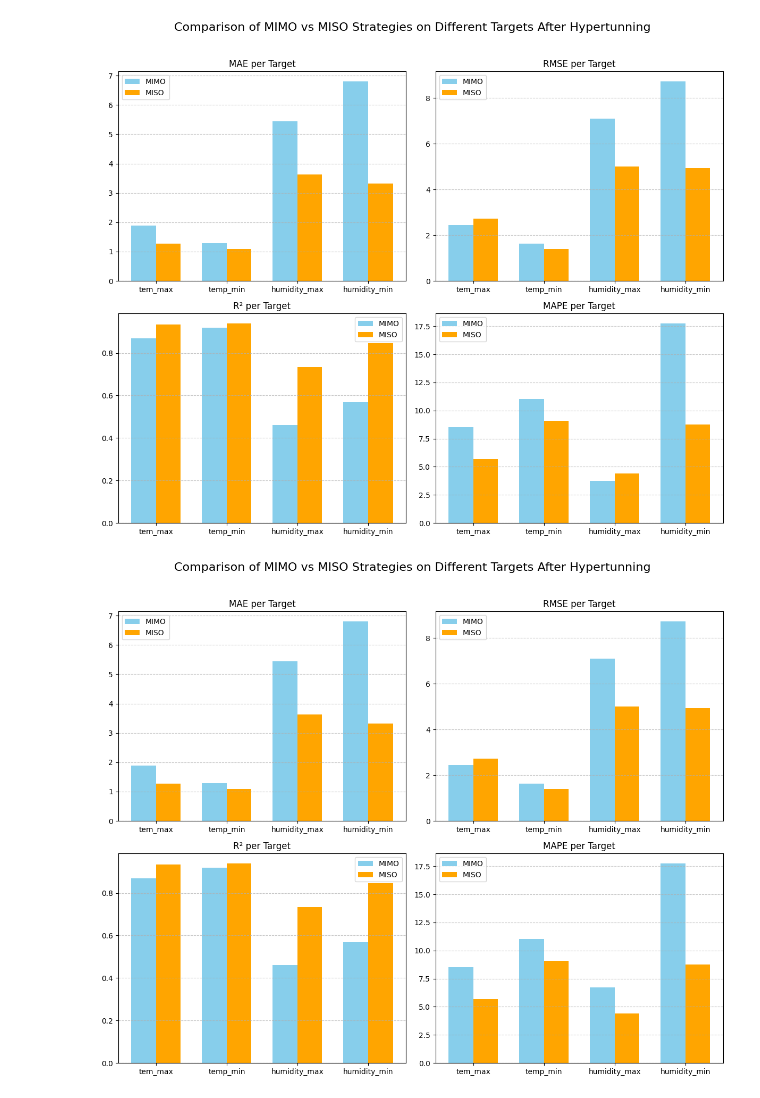
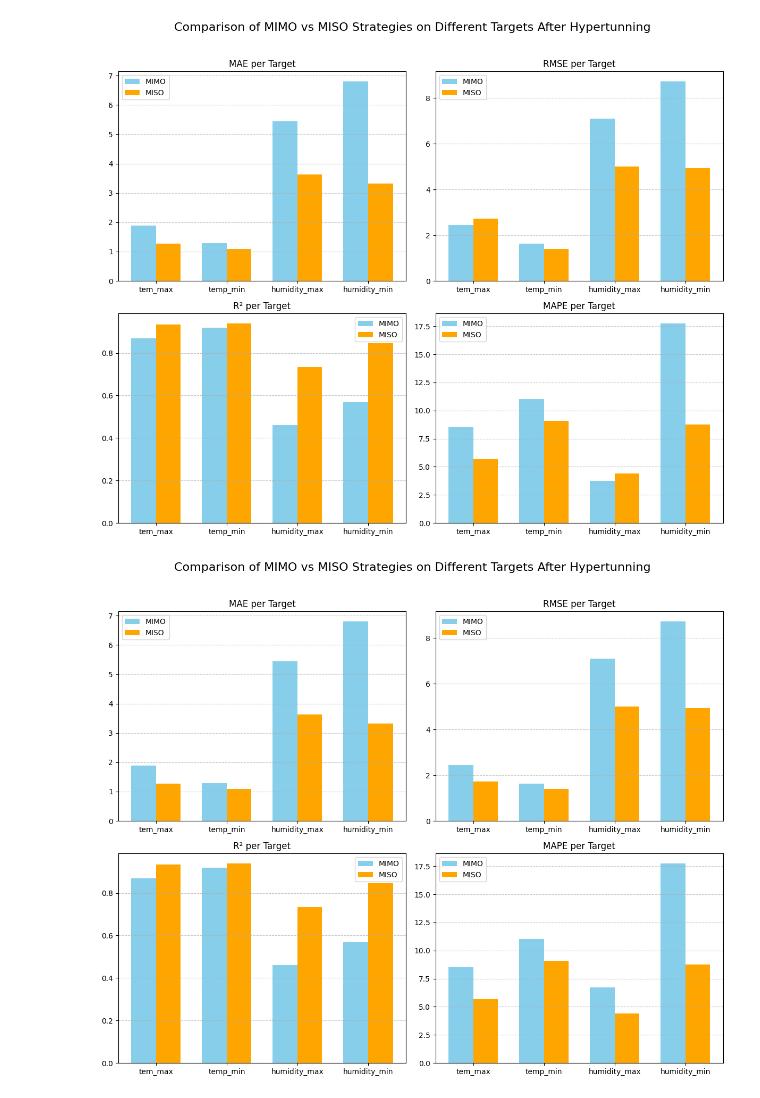
Before and after one commit to AhlemBrinsi/Final-Studies-Project-First-Part-Leveraging-Meteorological-Data-for-Agricultural-Risk-Prevention, a Jupyter notebook: version 6 final LSTM models/final_models_code_after_hyperparameter_tunning.ipynb, the cells around one changed output. Cells and saved outputs as stored; diff of their text form; code cells hidden in the pictures.

```diff
--- a/version 6 final LSTM models/final_models_code_after_hyperparameter_tunning.ipynb
+++ b/version 6 final LSTM models/final_models_code_after_hyperparameter_tunning.ipynb
@@ -6113,34 +6113,34 @@ mimo_results = {
 }
 miso_results = {
     'MAE': [1.271, 1.094, 3.624, 3.314],
-    'RMSE': [2.718, 1.397, 4.997, 4.926],
+    'RMSE': [1.718, 1.397, 4.997, 4.926],
     'R²': [0.935, 0.939, 0.733, 0.846 ],
     'MAPE': [5.69, 9.10, 4.42, 8.74]
 }
 
 # Plot
 x = np.arange(len(targets))  # label locations
 width = 0.35  # width of bars
 
 fig, axs = plt.subplots(2, 2, figsize=(12, 10))
 axs = axs.flatten()
 
 for i, metric in enumerate(metrics):
     ax = axs[i]
     mimo_vals = mimo_results[metric]
     miso_vals = miso_results[metric]
 
     ax.bar(x - width/2, mimo_vals, width, label='MIMO', color='skyblue')
     ax.bar(x + width/2, miso_vals, width, label='MISO', color='orange')
 
     ax.set_title(f'{metric} per Target')
     ax.set_xticks(x)
     ax.set_xticklabels(targets)
     ax.legend()
     ax.grid(True, axis='y', linestyle='--', alpha=0.7)
 
 fig.suptitle('Comparison of MIMO vs MISO Strategies on Different Targets After Hypertunning', fontsize=16)
 plt.tight_layout(rect=[0, 0, 1, 0.96])
 plt.show()
 # %% [output]
-[figure, old version]
+[figure, new version]
```
Also changed, not shown: parts of 1 cell of this notebook, 11 other files.
